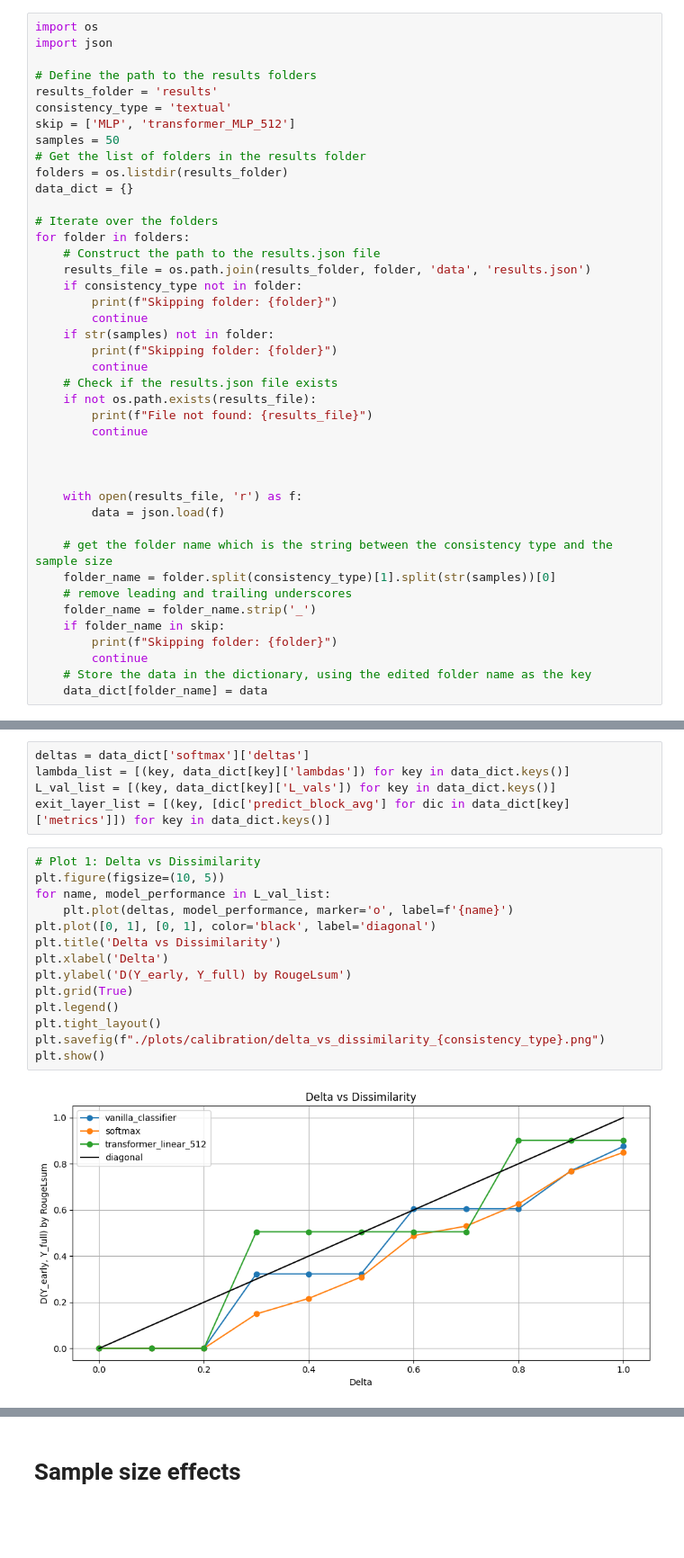
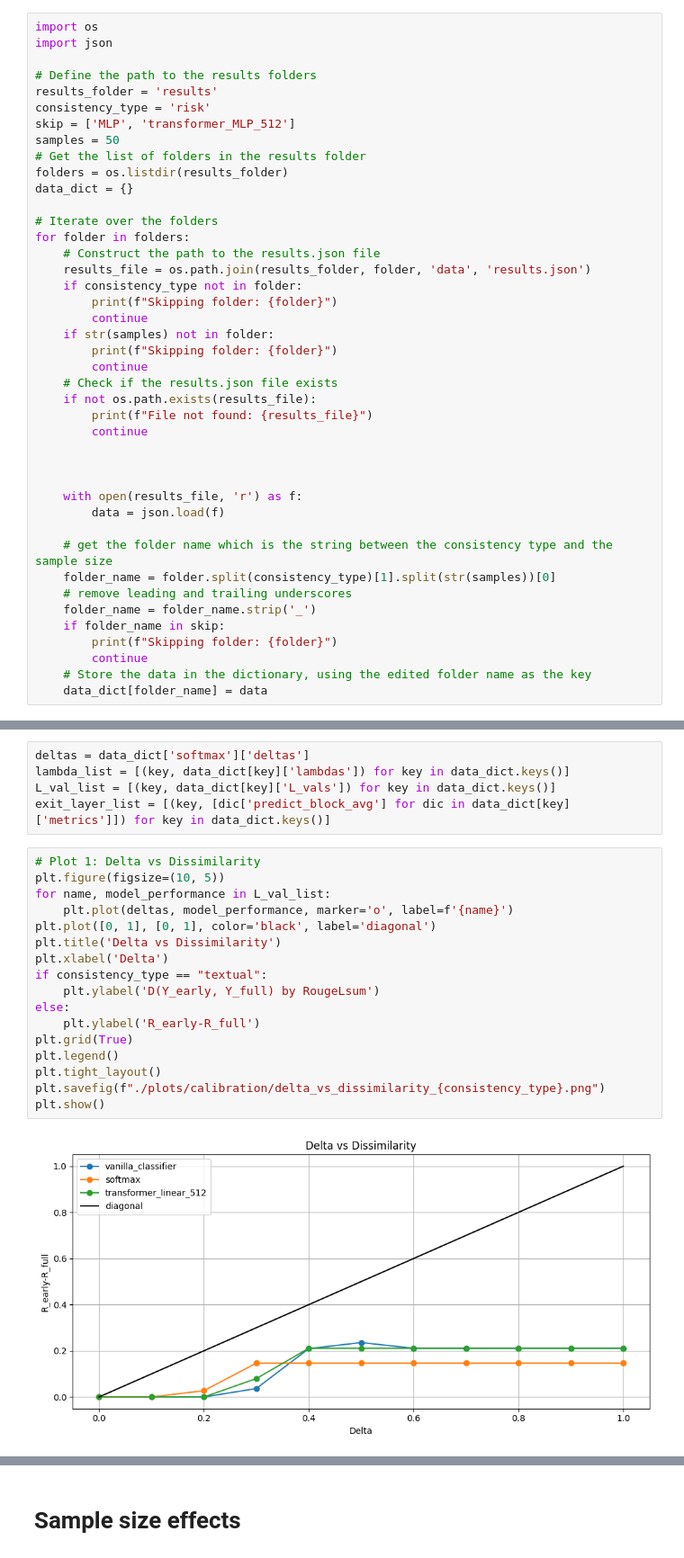
Before and after one commit to fletchel/DL2-CALM, a Jupyter notebook: plot_gen_andrew.ipynb, the cells around one changed output, grey strips where cells are left out. Shown at 90% size. Drawn from its saved outputs; the diff is of its cells as text; blank space fills up the shorter version.

```diff
--- a/plot_gen_andrew.ipynb
+++ b/plot_gen_andrew.ipynb
@@ -6,7 +6,7 @@ import json
 
 # Define the path to the results folders
 results_folder = 'results'
-consistency_type = 'textual'
+consistency_type = 'risk'
 skip = ['MLP', 'transformer_MLP_512']
 samples = 50
 # Get the list of folders in the results folder
@@ -67,19 +69,22 @@ exit_layer_list = [(key, [dic['predict_block_avg'] for dic in data_dict[key]['me
 # %%
 # Plot 1: Delta vs Dissimilarity
 plt.figure(figsize=(10, 5))
 for name, model_performance in L_val_list:
     plt.plot(deltas, model_performance, marker='o', label=f'{name}')
 plt.plot([0, 1], [0, 1], color='black', label='diagonal')
 plt.title('Delta vs Dissimilarity')
 plt.xlabel('Delta')
-plt.ylabel('D(Y_early, Y_full) by RougeLsum')
+if consistency_type == "textual":
+    plt.ylabel('D(Y_early, Y_full) by RougeLsum')
+else:
+    plt.ylabel('R_early-R_full')
 plt.grid(True)
 plt.legend()
 plt.tight_layout()
 plt.savefig(f"./plots/calibration/delta_vs_dissimilarity_{consistency_type}.png")
 plt.show()
 # %% [output]
-[figure, old version]
+[figure, new version]
 # %%
 for name, model_performance in lambda_list:
     plt.plot(deltas, model_performance, marker='o', label=f'{name}')
```
Also changed, not shown: parts of 7 cells of this notebook, 5 other files.
